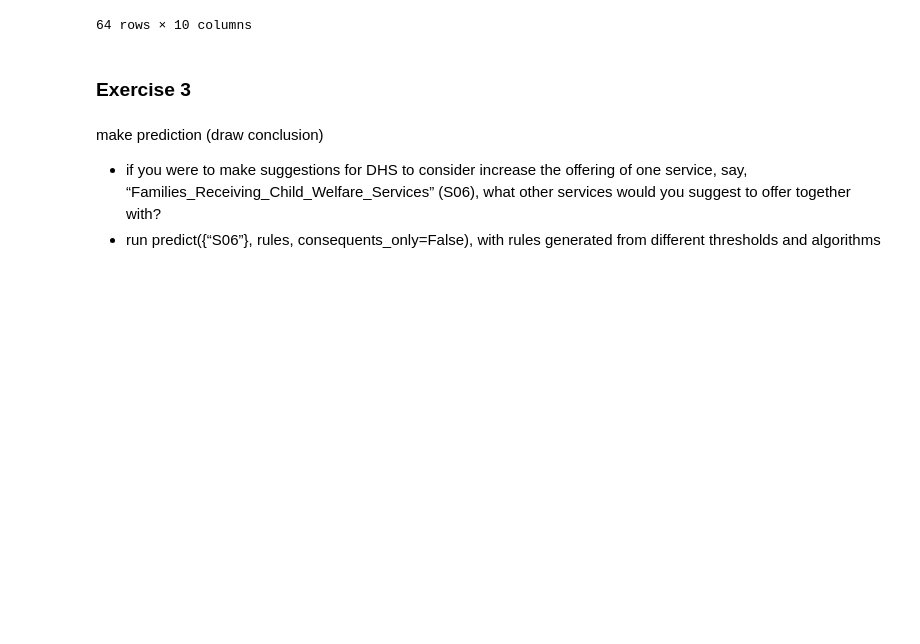
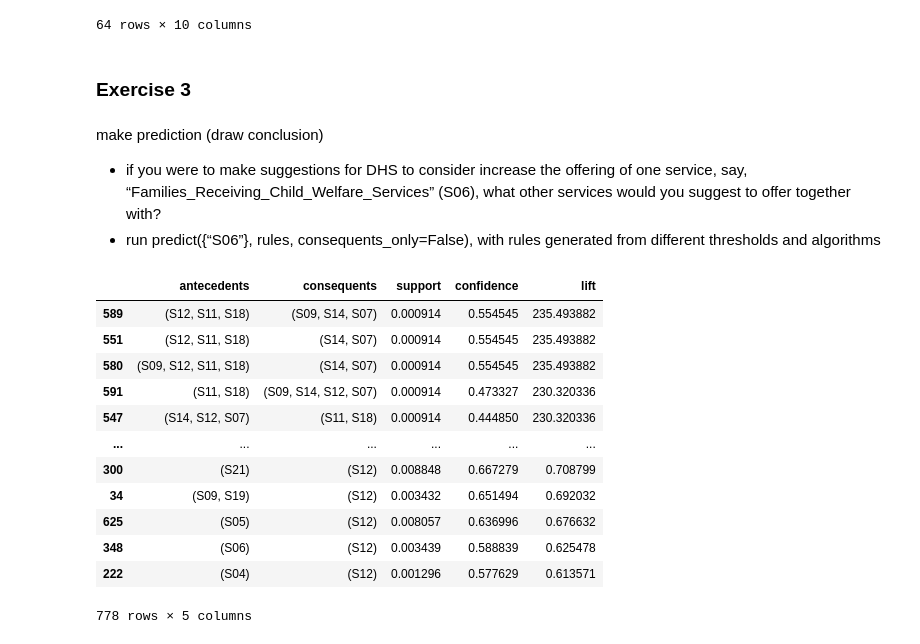
Before and after one commit to joshwinnes11/Math485, a Jupyter notebook: HW/HW3.ipynb, the cells around one changed output. Cells and saved outputs as stored; diff of their text form; code cells hidden in the pictures; blank space fills up the shorter version.

```diff
--- a/HW/HW3.ipynb
+++ b/HW/HW3.ipynb
@@ -265,15 +265,11 @@ def predict(antecedent, rules, consequents_only = False):
         preds = preds['consequents'].apply(iter).apply(next)
     return preds
 # %%
-itemsets_fpgrowth1 = fpgrowth(serv_oneHot, min_support=0.05)
-itemsets_fpgrowth2 = fpgrowth(serv_oneHot, min_support = 0.01)
-itemsets_fpgrowth3 = fpgrowth(serv_oneHot, min_support = 0.1)
-itemsets_fpgrowth4 = fpgrowth(serv_oneHot, min_support = 0.25)
+itemsets_fpgrowth1 = fpgrowth(serv_oneHot, min_support = 0.0005, use_colnames=True)
+itemsets_fpgrowth2 = fpgrowth(serv_oneHot, min_support = 0.001, use_colnames = True)
+itemsets_fpgrowth3 = fpgrowth(serv_oneHot, min_support = 0.005, use_colnames = True)
 
-itemsets_fpmax1 = fpmax(serv_oneHot, min_support = 0.001)
-itemsets_fpmax2 = fpmax(serv_oneHot, min_support = 0.005)
-itemsets_fpmax3 = fpmax(serv_oneHot, min_support = 0.0001)
-itemsets_fpmax4 = fpmax(serv_oneHot, min_support = 0.0025)
-
-itemsets_fpgrowth = [itemsets_fpgrowth1, itemsets_fpgrowth2, itemsets_fpgrowth3, itemsets_fpgrowth4]
-itemsets_fpmax = [itemsets_fpmax1, itemsets_fpmax2, itemsets_fpmax3, itemsets_fpmax4]
+itemsets_fpmax1 = fpmax(serv_oneHot, min_support = 0.001, use_colnames = True)
+itemsets_fpmax2 = fpmax(serv_oneHot, min_support = 0.005, use_colnames = True)
+itemsets_fpmax3 = fpmax(serv_oneHot, min_support = 0.0001, use_colnames = True)
+itemsets_fpmax4 = fpmax(serv_oneHot, min_support = 0.0025, use_colnames = True)
@@ -285,0 +276,25 @@ for itemset in itemsets_fpgrowth:
+# %%
+rules_fpgrowth1 = serv_rules(itemsets_fpgrowth1,"confidence",0.40)
+rules_fpgrowth2 = serv_rules(itemsets_fpgrowth2, 'confidence', 0.40)
+rules_fpgrowth3 = serv_rules(itemsets_fpgrowth3, 'confidence', 0.40)
+
+rules_fpmax1 = association_rules(itemsets_fpmax1, metric="confidence", min_threshold=0.0001, support_only=True)
+rules_fpmax2 = association_rules(itemsets_fpmax1, metric="confidence", min_threshold=0.00015, support_only=True)
+rules_fpmax3 = association_rules(itemsets_fpmax1, metric="confidence", min_threshold=0.0002, support_only=True)
+rules_fpmax4 = association_rules(itemsets_fpmax1, metric="confidence", min_threshold=0.00025, support_only=True)
+# %%
+rules_fpgrowth1
+# %% [output]
+|  | antecedents | consequents | support | confidence | lift |
+| 589 | (S12, S11, S18) | (S09, S14, S07) | 0.000914 | 0.554545 | 235.493882 |
+| 551 | (S12, S11, S18) | (S14, S07) | 0.000914 | 0.554545 | 235.493882 |
+| 580 | (S09, S12, S11, S18) | (S14, S07) | 0.000914 | 0.554545 | 235.493882 |
+| 591 | (S11, S18) | (S09, S14, S12, S07) | 0.000914 | 0.473327 | 230.320336 |
+| 547 | (S14, S12, S07) | (S11, S18) | 0.000914 | 0.444850 | 230.320336 |
+| ... | ... | ... | ... | ... | ... |
+| 300 | (S21) | (S12) | 0.008848 | 0.667279 | 0.708799 |
+| 34 | (S09, S19) | (S12) | 0.003432 | 0.651494 | 0.692032 |
+| 625 | (S05) | (S12) | 0.008057 | 0.636996 | 0.676632 |
+| 348 | (S06) | (S12) | 0.003439 | 0.588839 | 0.625478 |
+| 222 | (S04) | (S12) | 0.001296 | 0.577629 | 0.613571 |
+778 rows × 5 columns
```
Also changed, not shown: parts of 11 cells of this notebook.
